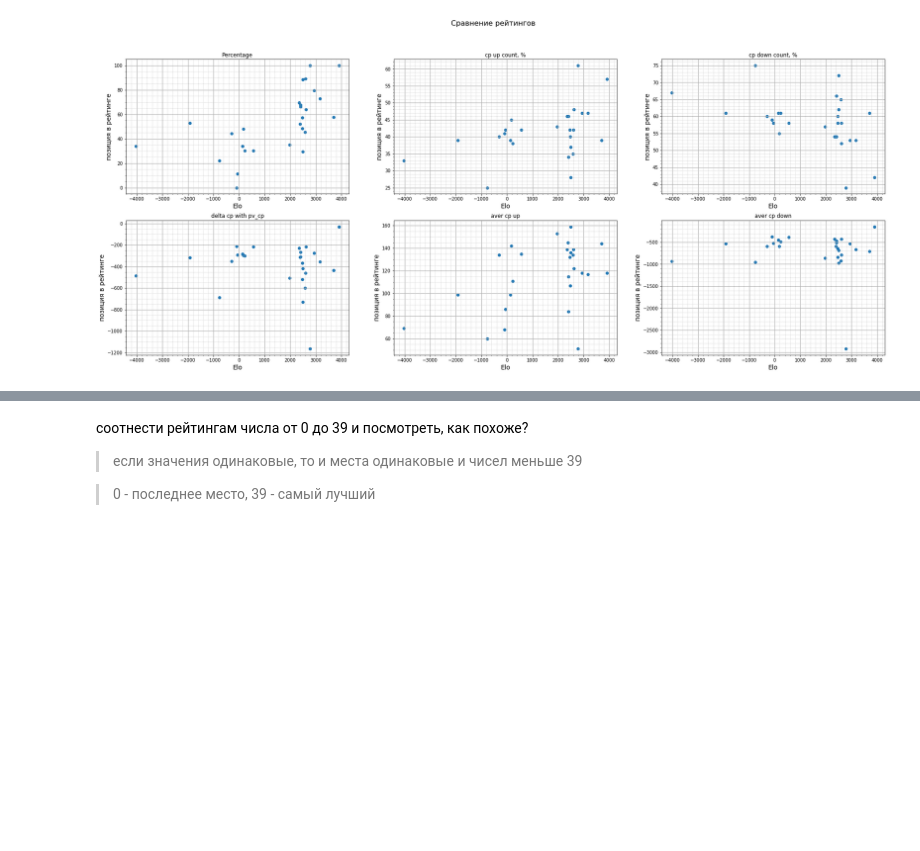
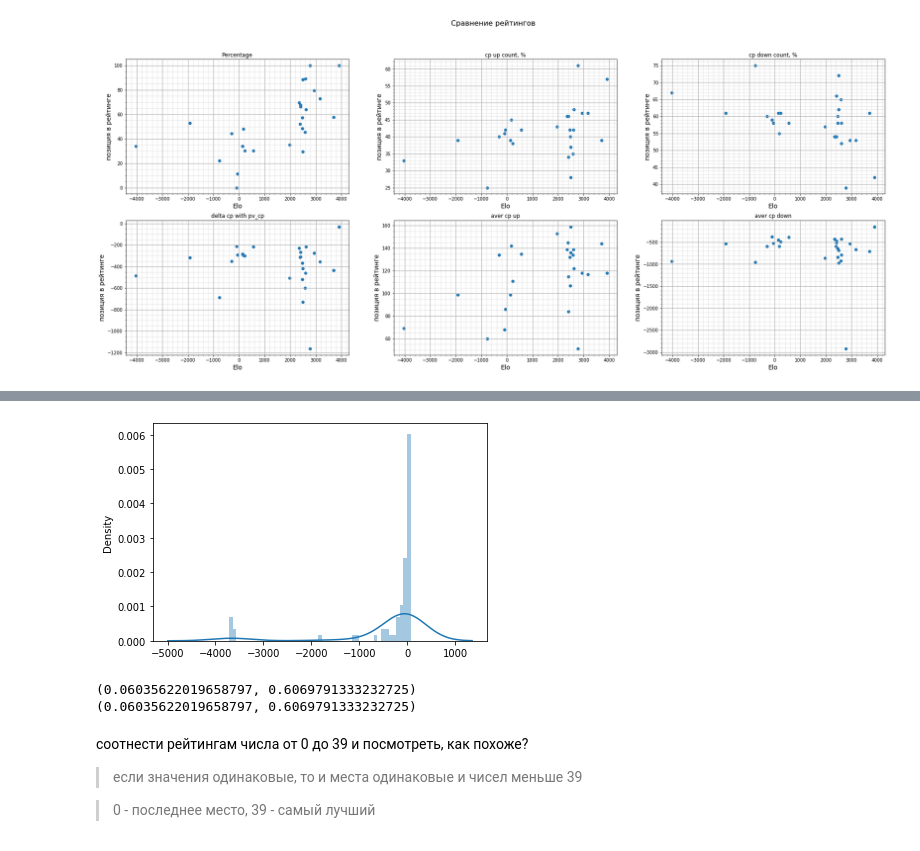
Before and after one commit to Ol333/gh, a Jupyter notebook: analisis.ipynb, the cells around one changed output, grey strips where cells are left out. Saved outputs shown, nothing was run; the diff lists cells and outputs as text; code cells hidden in the pictures; blank space fills up the shorter version.

```diff
--- a/analisis.ipynb
+++ b/analisis.ipynb
@@ -565,3 +599,15 @@ plt.show()
+# %%
+import seaborn as sns
+sns_plot = sns.distplot(second_pl_strength)
+fig = sns_plot.get_figure()
+# %% [output]
+[figure, added]
+# %%
+import scipy as sc
+print(sc.stats.pearsonr(first_pl_strength,second_pl_strength))
+# %% [output]
+(0.06035622019658797, 0.6069791333232725)
+(0.06035622019658797, 0.6069791333232725)
 # %% [markdown]
 соотнести рейтингам числа от 0 до 39 и посмотреть, как похоже?
 
```
Also changed, not shown: parts of 5 cells of this notebook.
